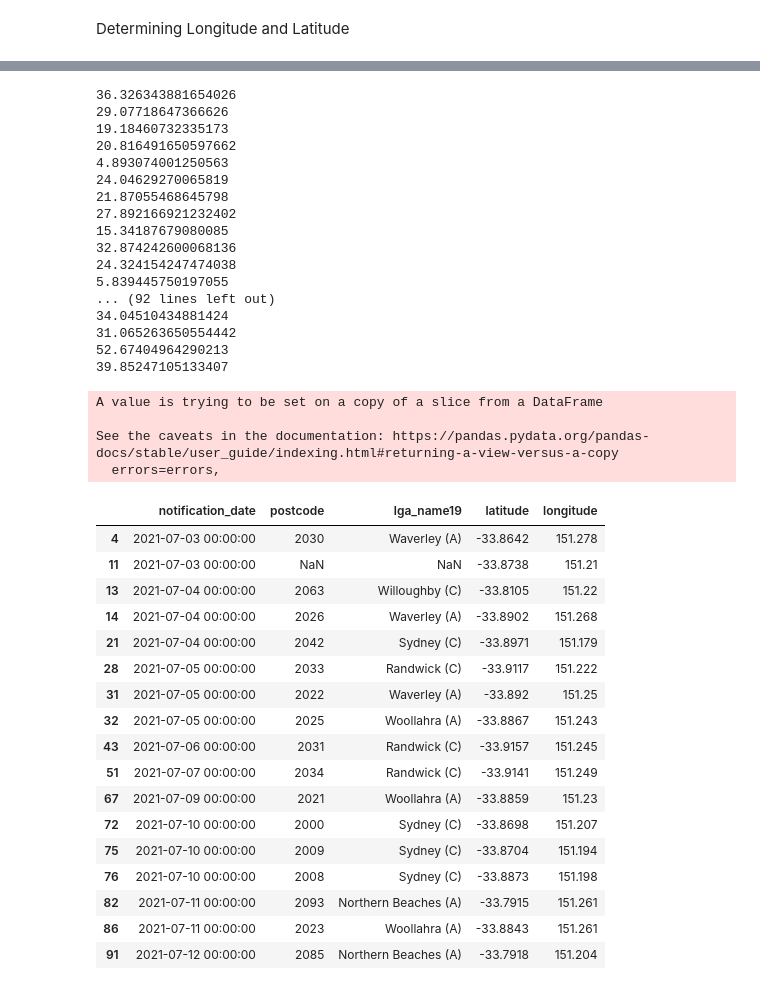
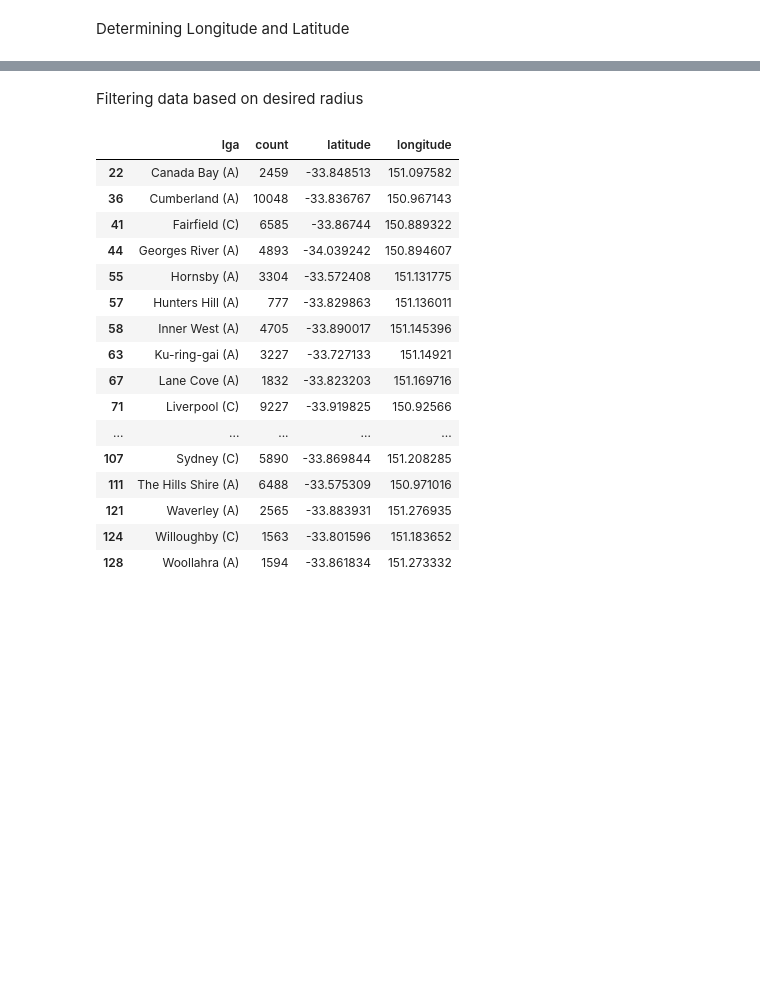
Before and after one commit to sameer-gupta01/Covid-Case-Vicinity-Checker, a Jupyter notebook: CovidCaseVicinity.ipynb, the cells around one changed output, grey strips where cells are left out. Saved outputs shown, nothing was run; the diff lists cells and outputs as text; code cells hidden in the pictures; blank space fills up the shorter version.

```diff
--- a/CovidCaseVicinity.ipynb
+++ b/CovidCaseVicinity.ipynb
@@ -93,0 +114,7 @@ See the caveats in the documentation: https://pandas.pydata.org/pandas-docs/stab
+# %%
+test = working_data
+test = test.groupby("lga_name19")["lga_name19"].count()
+test.index.name = 'lga'
+test = test.reset_index()
+test = test.rename(columns={"lga_name19" : "count"})
+test
@@ -94,6 +135,7 @@ See the caveats in the documentation: https://pandas.pydata.org/pandas-docs/stab
 # %% [markdown]
 Determining Longitude and Latitude
 # %%
+working_data = test
 working_data.reset_index(drop=True, inplace=True)
 working_data
 
@@ -129,10 +161,11 @@ See the caveats in the documentation: https://pandas.pydata.org/pandas-docs/stab
 base_url = 'https://nominatim.openstreetmap.org/search'
 
 for i, row in working_data.iterrows():
-  location = str(working_data.at[i, 'postcode'])
+  location = str(working_data.at[i, 'lga'].rsplit(" ", 1)[0])
   my_params= {'q': location + ', NSW, Australia','format':'json','limit':'1'}
   response = requests.get(base_url, params = my_params)
   match = response.json()
+
 
   longitude = float(match[0]['lon'])
   latitude = float(match[0]['lat'])
@@ -179,5 +195,7 @@ nan
+# %% [markdown]
+Filtering data based on desired radius
 # %%
-desired_suburb = 'Mosman' #CHANGE THIS TO CHANGE THE SUBURB
+desired_suburb = 'Manly' #CHANGE THIS TO CHANGE THE SUBURB
 
 base_url = 'https://nominatim.openstreetmap.org/search'
 
@@ -211,51 +229,29 @@ def calculate_distance(desired_latitude, desired_longitude, latitude, longitude)
 # %%
 for i, row in working_data.iterrows():
   distance = calculate_distance(desired_latitude, desired_longitude, working_data.at[i, 'latitude'], working_data.at[i, 'longitude'])
 
-  if distance > 10: #CHANGE THIS TO CHANGE THE RADIUS
+  if distance > 50: #CHANGE THIS TO CHANGE THE RADIUS
     working_data.drop(i, inplace=True)
 
 working_data
 # %% [output]
-36.326343881654026
-29.07718647366626
-19.18460732335173
-20.816491650597662
-4.893074001250563
-24.04629270065819
-21.87055468645798
-27.892166921232402
-15.34187679080085
-32.874242600068136
-24.324154247474038
-5.839445750197055
-... (92 lines left out)
-34.04510434881424
-31.065263650554442
-52.67404964290213
-39.85247105133407
-A value is trying to be set on a copy of a slice from a DataFrame
-
-See the caveats in the documentation: https://pandas.pydata.org/pandas-docs/stable/user_guide/indexing.html#returning-a-view-versus-a-copy
-  errors=errors,
-|  | notification_date | postcode | lga_name19 | latitude | longitude |
-| 4 | 2021-07-03 00:00:00 | 2030 | Waverley (A) | -33.8642 | 151.278 |
-| 11 | 2021-07-03 00:00:00 | NaN | NaN | -33.8738 | 151.21 |
-| 13 | 2021-07-04 00:00:00 | 2063 | Willoughby (C) | -33.8105 | 151.22 |
-| 14 | 2021-07-04 00:00:00 | 2026 | Waverley (A) | -33.8902 | 151.268 |
-| 21 | 2021-07-04 00:00:00 | 2042 | Sydney (C) | -33.8971 | 151.179 |
-| 28 | 2021-07-05 00:00:00 | 2033 | Randwick (C) | -33.9117 | 151.222 |
-| 31 | 2021-07-05 00:00:00 | 2022 | Waverley (A) | -33.892 | 151.25 |
-| 32 | 2021-07-05 00:00:00 | 2025 | Woollahra (A) | -33.8867 | 151.243 |
-| 43 | 2021-07-06 00:00:00 | 2031 | Randwick (C) | -33.9157 | 151.245 |
-| 51 | 2021-07-07 00:00:00 | 2034 | Randwick (C) | -33.9141 | 151.249 |
-| 67 | 2021-07-09 00:00:00 | 2021 | Woollahra (A) | -33.8859 | 151.23 |
-| 72 | 2021-07-10 00:00:00 | 2000 | Sydney (C) | -33.8698 | 151.207 |
-| 75 | 2021-07-10 00:00:00 | 2009 | Sydney (C) | -33.8704 | 151.194 |
-| 76 | 2021-07-10 00:00:00 | 2008 | Sydney (C) | -33.8873 | 151.198 |
-| 82 | 2021-07-11 00:00:00 | 2093 | Northern Beaches (A) | -33.7915 | 151.261 |
-| 86 | 2021-07-11 00:00:00 | 2023 | Woollahra (A) | -33.8843 | 151.261 |
-| 91 | 2021-07-12 00:00:00 | 2085 | Northern Beaches (A) | -33.7918 | 151.204 |
+|  | lga | count | latitude | longitude |
+| 22 | Canada Bay (A) | 2459 | -33.848513 | 151.097582 |
+| 36 | Cumberland (A) | 10048 | -33.836767 | 150.967143 |
+| 41 | Fairfield (C) | 6585 | -33.86744 | 150.889322 |
+| 44 | Georges River (A) | 4893 | -34.039242 | 150.894607 |
+| 55 | Hornsby (A) | 3304 | -33.572408 | 151.131775 |
+| 57 | Hunters Hill (A) | 777 | -33.829863 | 151.136011 |
+| 58 | Inner West (A) | 4705 | -33.890017 | 151.145396 |
+| 63 | Ku-ring-gai (A) | 3227 | -33.727133 | 151.14921 |
+| 67 | Lane Cove (A) | 1832 | -33.823203 | 151.169716 |
+| 71 | Liverpool (C) | 9227 | -33.919825 | 150.92566 |
+| ... | ... | ... | ... | ... |
+| 107 | Sydney (C) | 5890 | -33.869844 | 151.208285 |
+| 111 | The Hills Shire (A) | 6488 | -33.575309 | 150.971016 |
+| 121 | Waverley (A) | 2565 | -33.883931 | 151.276935 |
+| 124 | Willoughby (C) | 1563 | -33.801596 | 151.183652 |
+| 128 | Woollahra (A) | 1594 | -33.861834 | 151.273332 |
 # %%
 working_data.reset_index(drop=True, inplace=True)
 working_data
```
Also changed, not shown: parts of 14 cells of this notebook.
